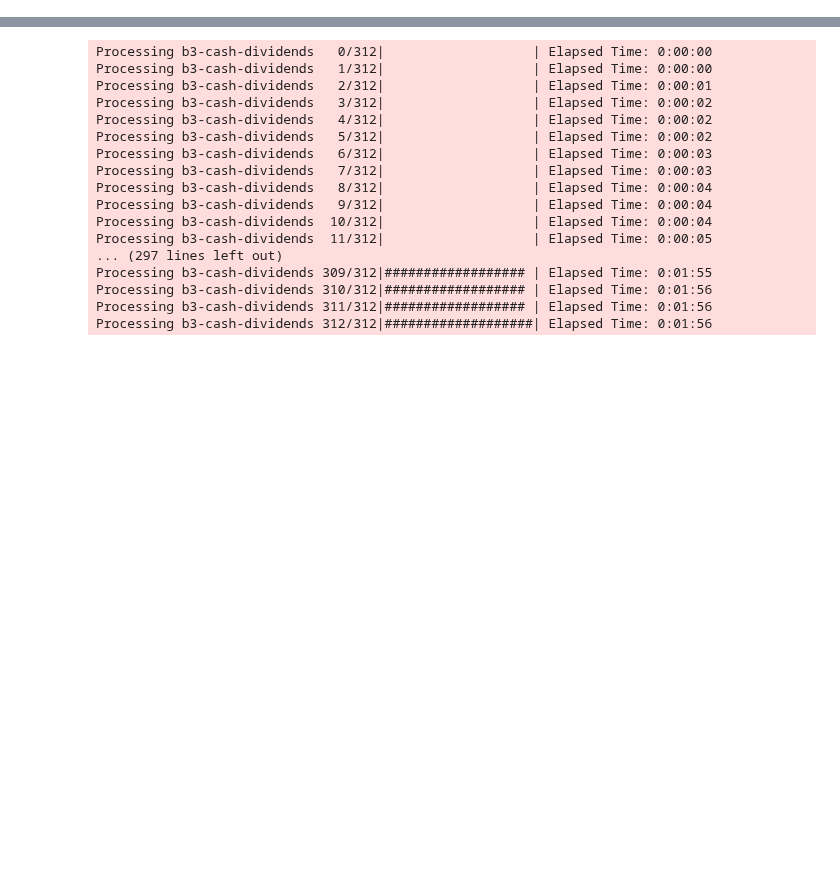
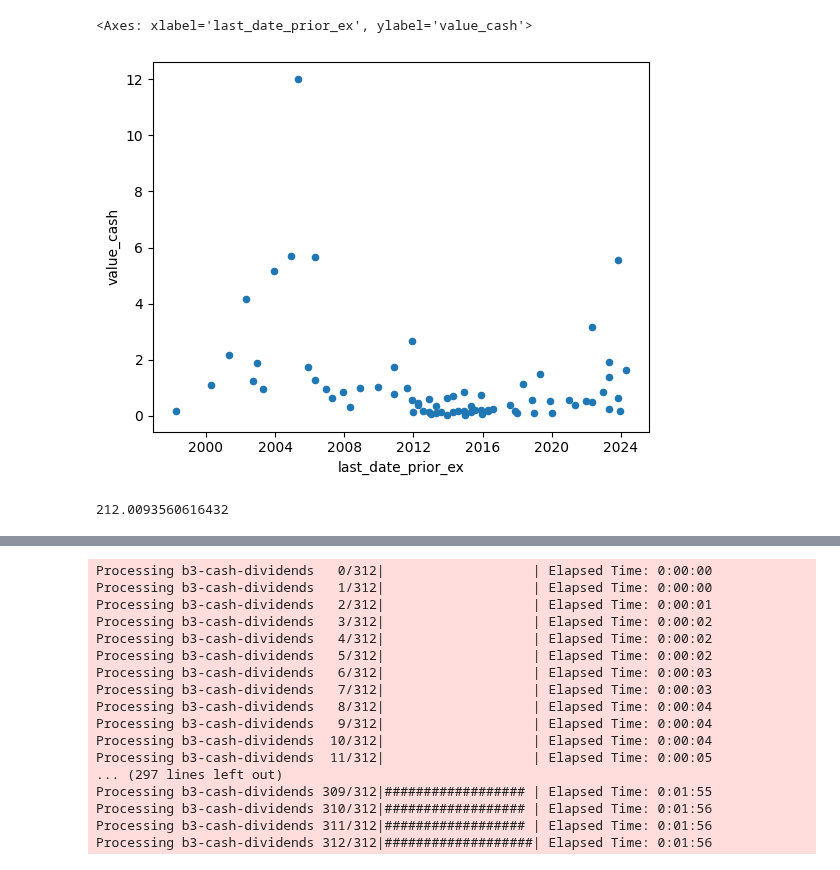
Before and after one commit to wilsonfreitas/brasa, a Jupyter notebook: notebooks/b3-cash-dividends.ipynb, the cells around one changed output, grey strips where cells are left out. Drawn from its saved outputs; the diff is of its cells as text; code cells hidden in the pictures; blank space fills up the shorter version.

```diff
--- a/notebooks/b3-cash-dividends.ipynb
+++ b/notebooks/b3-cash-dividends.ipynb
@@ -29,0 +24,9 @@ brasa.get_dataset("b3-cash-dividends").to_table().to_pandas()
+# %%
+df.query("symbol == 'LEVE3'").plot(x="last_date_prior_ex", y="value_cash", kind="scatter")
+# %% [output]
+<Axes: xlabel='last_date_prior_ex', ylabel='value_cash'>
+[figure, added]
+# %%
+200 * 1.5 ** (90/360) - 200 * (1.2 ** (90/360) - 1)
+# %% [output]
+212.0093560616432
```
Also changed, not shown: parts of 9 cells of this notebook, 10 other files.
